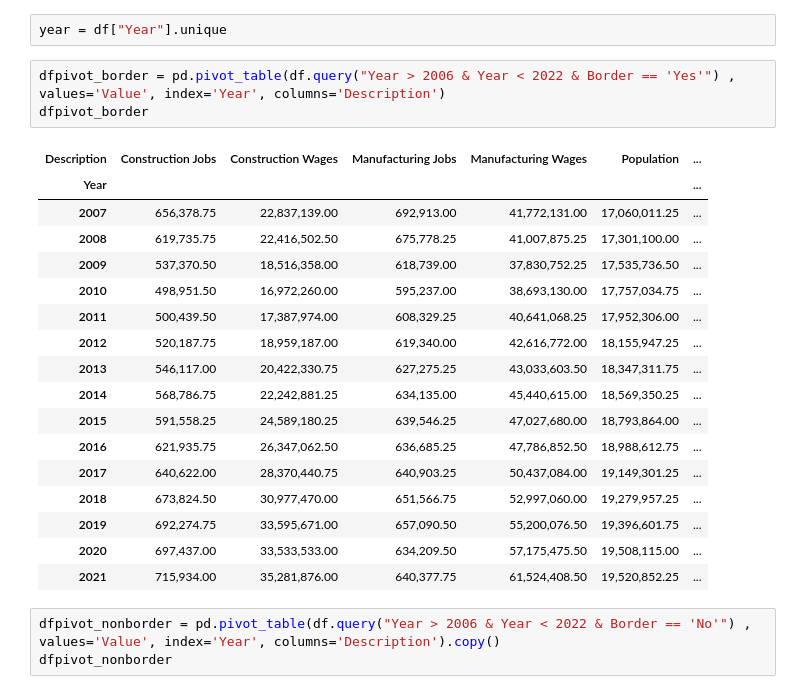
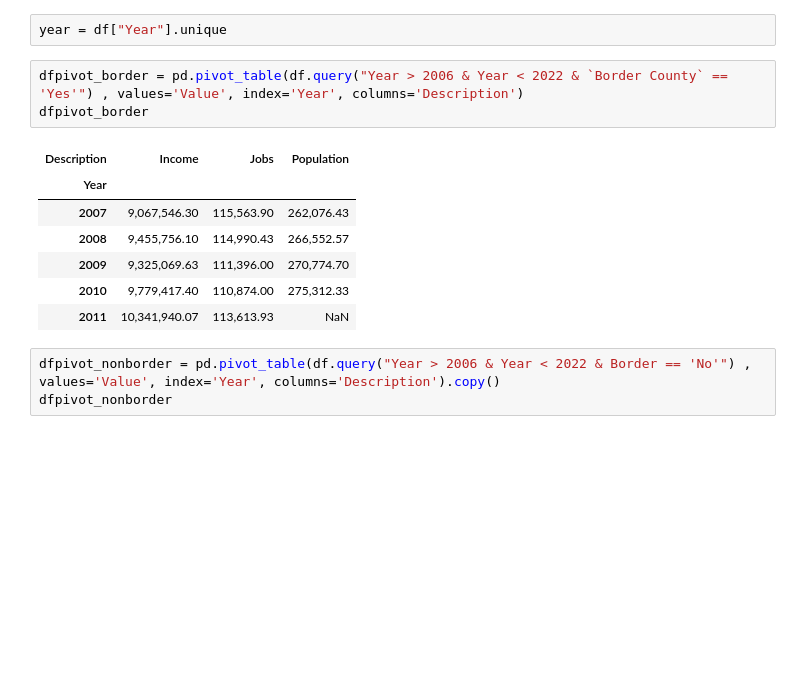
Before and after one commit to franciscouranga52/franciscouranga52-20230508-Nearshoring-Liu-Uranga, a Jupyter notebook: 2.9. Analysis border v. non border counties - US.ipynb, the cells around one changed output. Saved outputs shown, nothing was run; the diff lists cells and outputs as text; blank space fills up the shorter version.

```diff
--- a/2.9. Analysis border v. non border counties - US.ipynb
+++ b/2.9. Analysis border v. non border counties - US.ipynb
@@ -47,26 +47,16 @@ df
 # %%
 year = df["Year"].unique
 # %%
-dfpivot_border = pd.pivot_table(df.query("Year > 2006 & Year < 2022 & Border == 'Yes'") , values='Value', index='Year', columns='Description')
+dfpivot_border = pd.pivot_table(df.query("Year > 2006 & Year < 2022 & `Border County` == 'Yes'") , values='Value', index='Year', columns='Description')
 dfpivot_border
 # %% [output]
-| Description | Construction Jobs | Construction Wages | Manufacturing Jobs | Manufacturing Wages | Population | ... |
-| Year |  |  |  |  |  | ... |
-| 2007 | 656,378.75 | 22,837,139.00 | 692,913.00 | 41,772,131.00 | 17,060,011.25 | ... |
-| 2008 | 619,735.75 | 22,416,502.50 | 675,778.25 | 41,007,875.25 | 17,301,100.00 | ... |
-| 2009 | 537,370.50 | 18,516,358.00 | 618,739.00 | 37,830,752.25 | 17,535,736.50 | ... |
-| 2010 | 498,951.50 | 16,972,260.00 | 595,237.00 | 38,693,130.00 | 17,757,034.75 | ... |
-| 2011 | 500,439.50 | 17,387,974.00 | 608,329.25 | 40,641,068.25 | 17,952,306.00 | ... |
-| 2012 | 520,187.75 | 18,959,187.00 | 619,340.00 | 42,616,772.00 | 18,155,947.25 | ... |
-| 2013 | 546,117.00 | 20,422,330.75 | 627,275.25 | 43,033,603.50 | 18,347,311.75 | ... |
-| 2014 | 568,786.75 | 22,242,881.25 | 634,135.00 | 45,440,615.00 | 18,569,350.25 | ... |
-| 2015 | 591,558.25 | 24,589,180.25 | 639,546.25 | 47,027,680.00 | 18,793,864.00 | ... |
-| 2016 | 621,935.75 | 26,347,062.50 | 636,685.25 | 47,786,852.50 | 18,988,612.75 | ... |
-| 2017 | 640,622.00 | 28,370,440.75 | 640,903.25 | 50,437,084.00 | 19,149,301.25 | ... |
-| 2018 | 673,824.50 | 30,977,470.00 | 651,566.75 | 52,997,060.00 | 19,279,957.25 | ... |
-| 2019 | 692,274.75 | 33,595,671.00 | 657,090.50 | 55,200,076.50 | 19,396,601.75 | ... |
-| 2020 | 697,437.00 | 33,533,533.00 | 634,209.50 | 57,175,475.50 | 19,508,115.00 | ... |
-| 2021 | 715,934.00 | 35,281,876.00 | 640,377.75 | 61,524,408.50 | 19,520,852.25 | ... |
+| Description | Income | Jobs | Population |
+| Year |  |  |  |
+| 2007 | 9,067,546.30 | 115,563.90 | 262,076.43 |
+| 2008 | 9,455,756.10 | 114,990.43 | 266,552.57 |
+| 2009 | 9,325,069.63 | 111,396.00 | 270,774.70 |
+| 2010 | 9,779,417.40 | 110,874.00 | 275,312.33 |
+| 2011 | 10,341,940.07 | 113,613.93 | NaN |
 # %%
 dfpivot_nonborder = pd.pivot_table(df.query("Year > 2006 & Year < 2022 & Border == 'No'") , values='Value', index='Year', columns='Description').copy()
 dfpivot_nonborder
```
Also changed, not shown: parts of 1 cell of this notebook, 3 other files.
